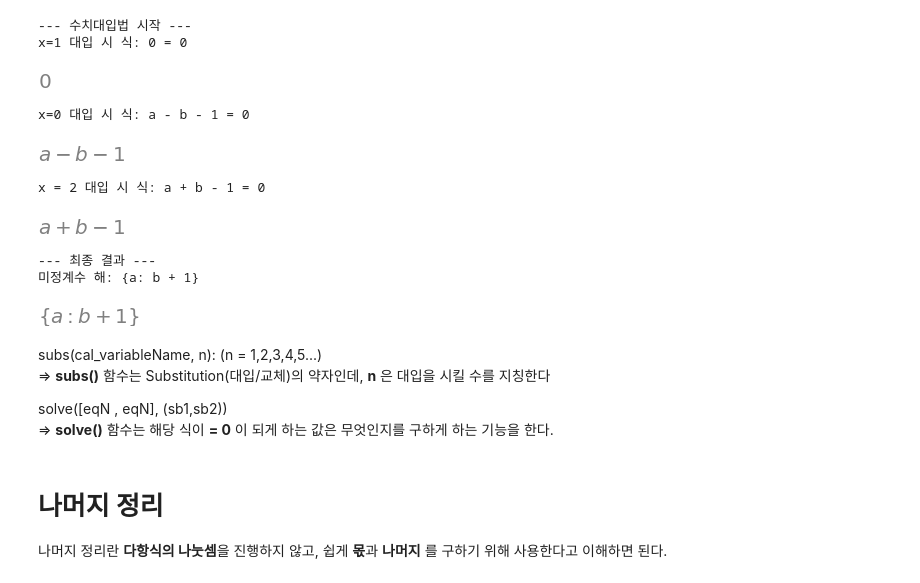
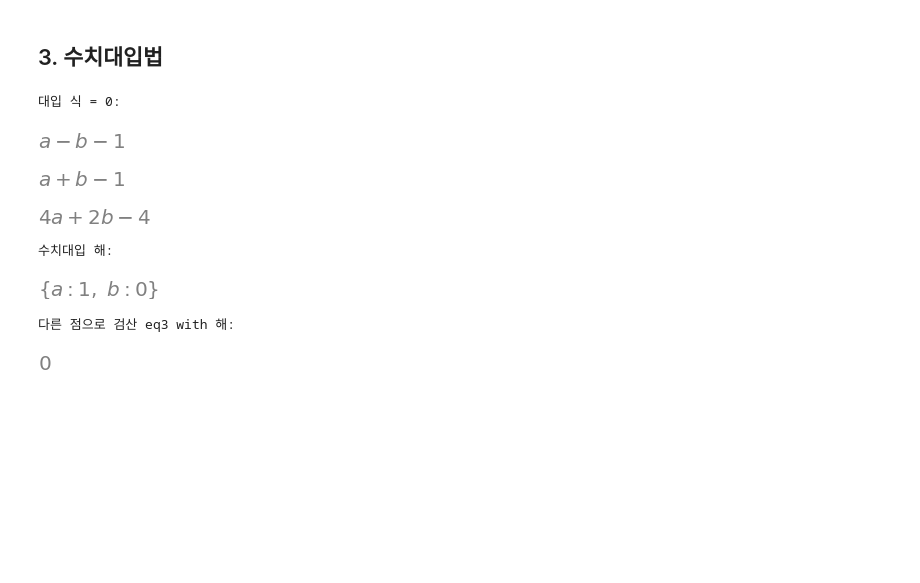
Before and after one commit to XaicuL/Mathematics, a Jupyter notebook: Integrated/part_1/polynomial/Remainder_Theorem.ipynb, the cells around one changed output. Drawn from its saved outputs; the diff is of its cells as text; code cells hidden in the pictures; blank space fills up the shorter version.

```diff
--- a/Integrated/part_1/polynomial/Remainder_Theorem.ipynb
+++ b/Integrated/part_1/polynomial/Remainder_Theorem.ipynb
@@ -74,53 +54,31 @@ sp.solve(coeffsVarName, (cfs1, cfs2)): <br>
+# %% [markdown]
+## 3. 수치대입법
 # %%
-import sympy as sp
-sp.init_printing()
-
-x, a, b = sp.symbols('x a b')
-
-
 lhs = a*(x - 1)**2 + b*(x - 1) - 2
 rhs = x**2 - 2*x - 1
+eq = sp.expand(lhs - rhs)
 
+# x=1 이면 (x-1) 항이 사라져 단순해짐 — 다만 항등식이므로 0=0이 될 수 있음
+eq0 = eq.subs(x, 0)
+eq2 = eq.subs(x, 2)
+eq3 = eq.subs(x, 3)
 
-eq = lhs - rhs
+print("대입 식 = 0:")
+display(eq0, eq2, eq3)
 
-print("--- 수치대입법 시작 ---")
+ans_sub = sp.solve([eq0, eq2], (a, b))
+print("수치대입 해:")
+display(ans_sub)
 
-eq1 = eq.subs(x, 1)
-print(f"x=1 대입 시 식: {eq1} = 0")
-display(eq1)
-
-
-eq2 = eq.subs(x, 0)
-print(f"x=0 대입 시 식: {eq2} = 0")
-display(eq2)
-
-eq3 = eq.subs(x,2)
-print(f"x = 2 대입 시 식: {eq3} = 0")
-display(eq3)
-
-ans_sub = sp.solve([eq1, eq2], (a, b))
-
-print("\n--- 최종 결과 ---")
-print(f"미정계수 해: {ans_sub}")
-display(ans_sub)
+# 검산
+print("다른 점으로 검산 eq3 with 해:")
+display(eq3.subs(ans_sub))
 # %% [output]
---- 수치대입법 시작 ---
-x=1 대입 시 식: 0 = 0
+대입 식 = 0:
-[figure, old version]
+[figure, new version]
+[figure]
+[figure, new version]
-x=0 대입 시 식: a - b - 1 = 0
+수치대입 해:
-[figure]
+[figure, new version]
-x = 2 대입 시 식: a + b - 1 = 0
+다른 점으로 검산 eq3 with 해:
-[figure, old version]
---- 최종 결과 ---
-미정계수 해: {a: b + 1}
-[figure, old version]
+[figure, added]
-# %% [markdown]
-subs(cal_variableName, n): (n = 1,2,3,4,5...) <br>
-=> **subs()** 함수는 Substitution(대입/교체)의 약자인데, **n** 은 대입을 시킬 수를 지칭한다 <br>
-
-solve([eqN , eqN], (sb1,sb2))<br>
-=> **solve()** 함수는 해당 식이 **= 0** 이 되게 하는 값은 무엇인지를 구하게 하는 기능을 한다.
-# %% [markdown]
-# 나머지 정리
-나머지 정리란 **다항식의 나눗셈**을 진행하지 않고, 쉽게 **몫**과 **나머지** 를 구하기 위해 사용한다고 이해하면 된다.
```
Also changed, not shown: parts of 21 cells of this notebook, 2 other files.
